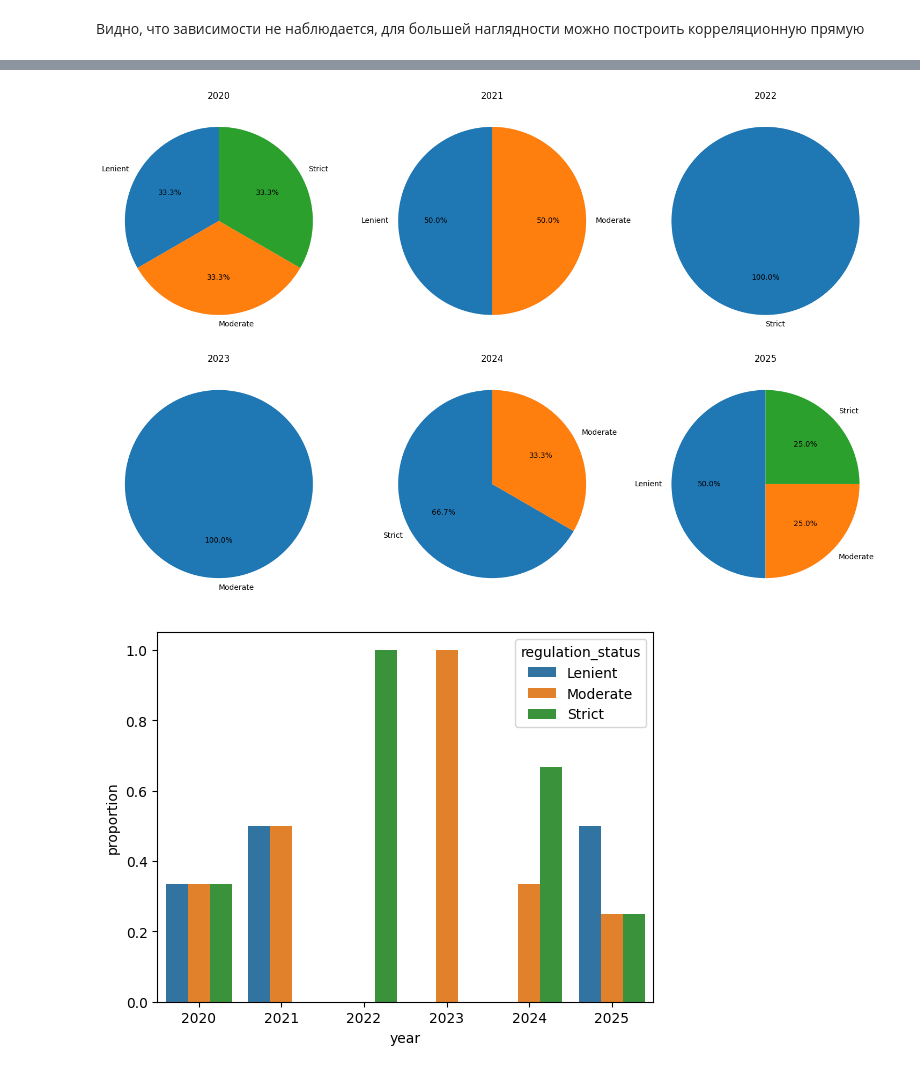
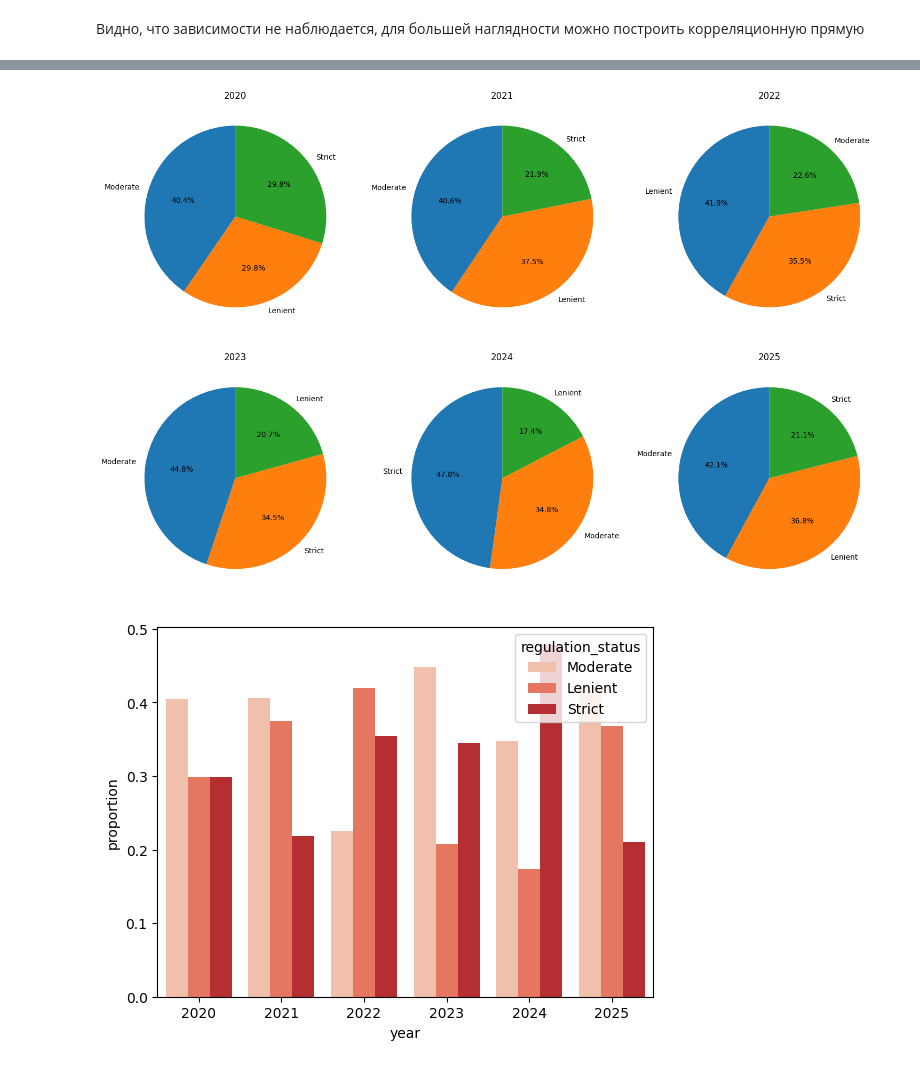
Before and after one commit to KristinaDobrovolskaya/Global_AI_impact, a Jupyter notebook: notebooks/data_preprocessing_visualization.ipynb, the cells around one changed output, grey strips where cells are left out. Saved outputs shown, nothing was run; the diff lists cells and outputs as text; code cells hidden in the pictures.

```diff
--- a/notebooks/data_preprocessing_visualization.ipynb
+++ b/notebooks/data_preprocessing_visualization.ipynb
@@ -191,24 +239,23 @@ plt.show()
 # %%
-# Оценим изменение государственного контроля ИИ по годам
-# Группировка данных по годам и расчет пропорций разных уровней гос регулирования
-regulation_status = df_health.groupby('year', as_index=False)['regulation_status'].value_counts(normalize=True)
+# Regulation status changes for last 6 years
+regulation_status = df.groupby('year', as_index=False)['regulation_status'].value_counts(normalize=True)
 
 years = df['year'].unique()
 
 rows, cols = 2, 3
 fig, axes = plt.subplots(rows, cols, figsize=(15, 10))
 axes = axes.flatten()
 
 for i, year in enumerate(sorted(years)):
     data_year = regulation_status[regulation_status['year'] == year]
     axes[i].pie(data_year['proportion'], labels=data_year['regulation_status'], autopct='%1.1f%%', startangle=90)
     axes[i].set_title(f'{year}')
 
 plt.tight_layout()
 plt.show()
 
-sns.barplot(data=regulation_status, x='year', y='proportion', hue='regulation_status')
+sns.barplot(data=regulation_status, x='year', y='proportion', hue='regulation_status', palette='Reds')
 plt.show()
 # %% [output]
-[figure, old version]
+[figure, new version]
-[figure, old version]
+[figure, new version]
```
Also changed, not shown: parts of 9 cells of this notebook.
